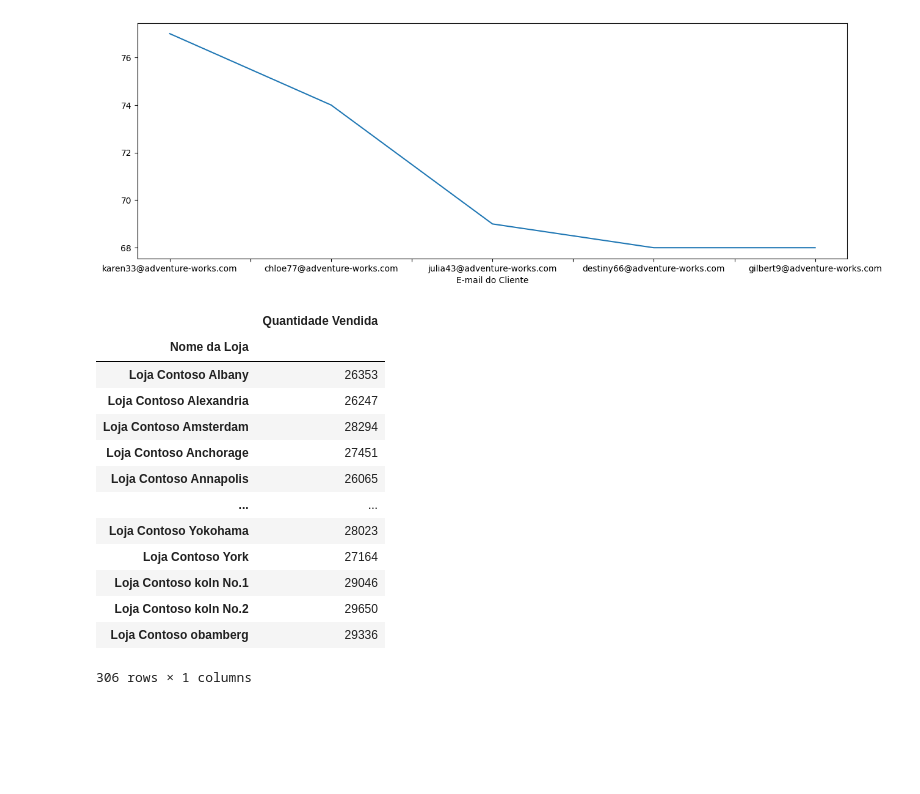
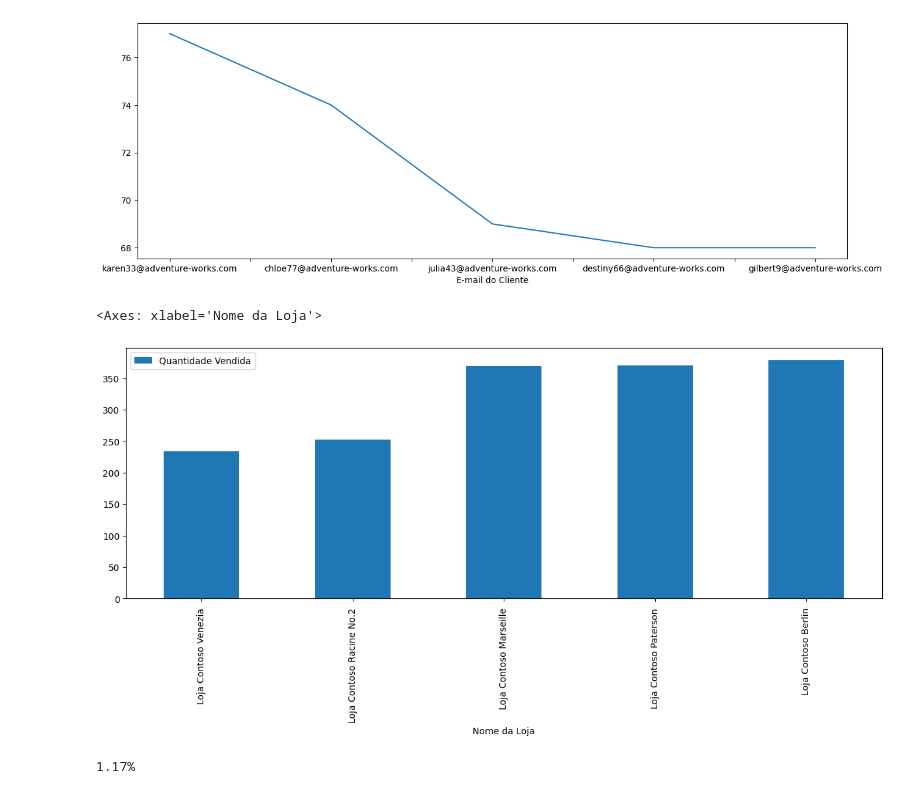
Before and after one commit to Allysoncsc/PythonImpressionador, a Jupyter notebook: pandas/traatandoMultiplasBases.ipynb, the cells around one changed output. Drawn from its saved outputs; the diff is of its cells as text; code cells hidden in the pictures; blank space fills up the shorter version.

Commit message:
filtrando e alteraando valores do csv

```diff
--- a/pandas/traatandoMultiplasBases.ipynb
+++ b/pandas/traatandoMultiplasBases.ipynb
@@ -75,25 +75,30 @@ frequencia_clientes[:5].plot(figsize=(15,5))
 # %%
 #GROUPBY
 
 vendas_lojas = vendas_df.groupby('Nome da Loja').sum()
 vendas_lojas = vendas_lojas[['Quantidade Vendida']]
 #ordenando em ordem crescente
 vendas_lojas = vendas_lojas.sort_values('Quantidade Vendida')
 #ordenando em ordem crescente
 #vendas_lojas = vendas_lojas.sort_values('Quantidade Vendida', ascending = False)
-display(vendas_lojas)
+#display(vendas_lojas)
+
+#pegaando só os 5 primeiros elementos
+vendas_lojas[:5].plot(figsize=(15,5), kind='bar')
+
+#maior valor e seu indice
+maior_valor = vendas_lojas['Quantidade Vendida'].max()
+melhor_loja = vendas_lojas['Quantidade Vendida'].idxmax()
 # %% [output]
-|  | Quantidade Vendida |
-| Nome da Loja |  |
-| Loja Contoso Albany | 26353 |
-| Loja Contoso Alexandria | 26247 |
-| Loja Contoso Amsterdam | 28294 |
-| Loja Contoso Anchorage | 27451 |
-| Loja Contoso Annapolis | 26065 |
-| ... | ... |
-| Loja Contoso Yokohama | 28023 |
-| Loja Contoso York | 27164 |
-| Loja Contoso koln No.1 | 29046 |
-| Loja Contoso koln No.2 | 29650 |
-| Loja Contoso obamberg | 29336 |
-306 rows × 1 columns
+<Axes: xlabel='Nome da Loja'>
+[figure, added]
+# %%
+#porcentagem de devolução por venda
+
+
+qtd_vendida = vendas_df['Quantidade Vendida'].sum()
+qtd_devolvida = vendas_df['Quantidade Devolvida'].sum()
+
+print(f'{qtd_devolvida/qtd_vendida:.2%}')
+# %% [output]
+1.17%
```
Also changed, not shown: parts of 1 cell of this notebook, 1 other file.
